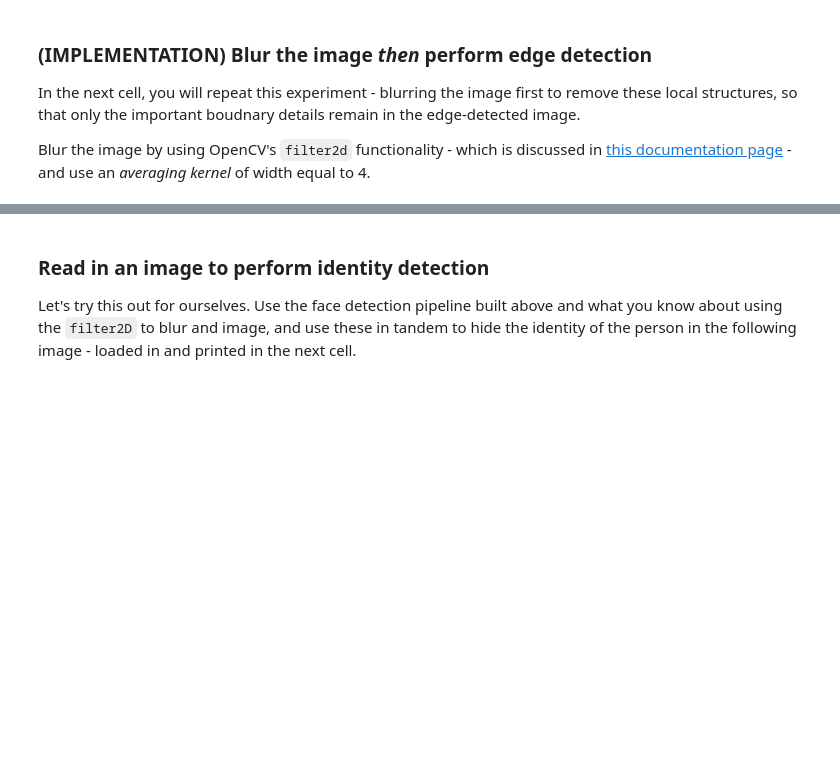
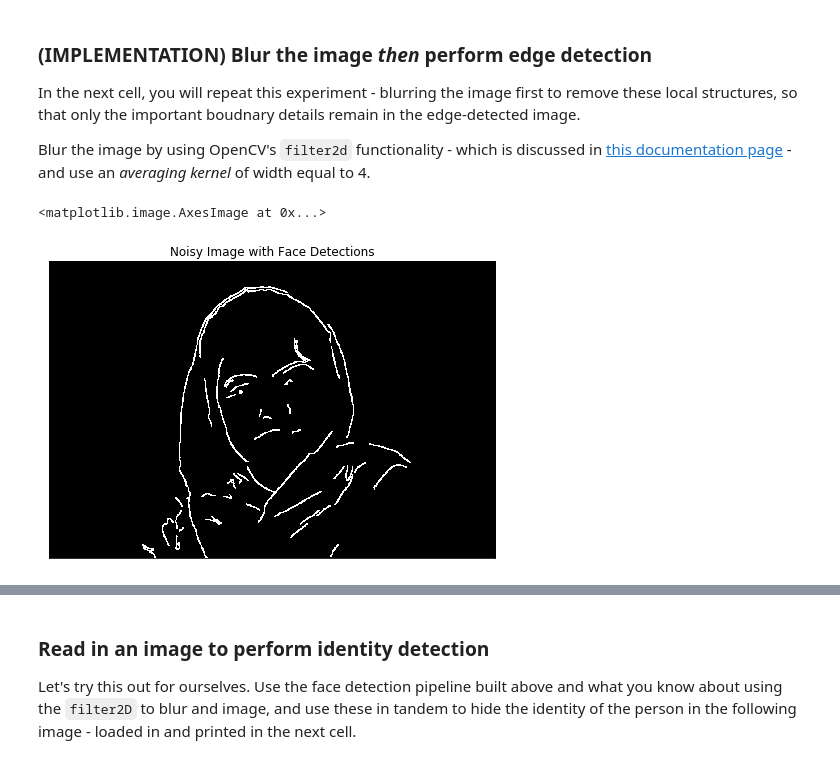
Before and after one commit to spec2e/AIND-CV-FacialKeypoints, a Jupyter notebook: CV_project.ipynb, the cells around one changed output, grey strips where cells are left out. Drawn from its saved outputs; the diff is of its cells as text; code cells hidden in the pictures; blank space fills up the shorter version.

```diff
--- a/CV_project.ipynb
+++ b/CV_project.ipynb
@@ -503,8 +575,29 @@
 # %%
 ### TODO: Blur the test imageusing OpenCV's filter2d functionality,
 # Use an averaging kernel, and a kernel width equal to 4
 
+kernel = np.ones((4,4), np.float32) / 25
+dst = cv2.filter2D(gray,-1,kernel)
+
 ## TODO: Then perform Canny edge detection and display the output
+
+# Perform Canny edge detection
+edges = cv2.Canny(dst,100,200)
+
+# Dilate the image to amplify edges
+edges = cv2.dilate(edges, None)
+
+# Display the image with the detections
+fig = plt.figure(figsize = (8,8))
+ax1 = fig.add_subplot(111)
+ax1.set_xticks([])
+ax1.set_yticks([])
+
+ax1.set_title('Noisy Image with Face Detections')
+ax1.imshow(edges, cmap='gray')
+# %% [output]
+<matplotlib.image.AxesImage at 0x...>
+[figure, added]
 # %% [markdown]
 ---
 <a id='step4'></a>
```
Also changed, not shown: parts of 15 cells of this notebook.
